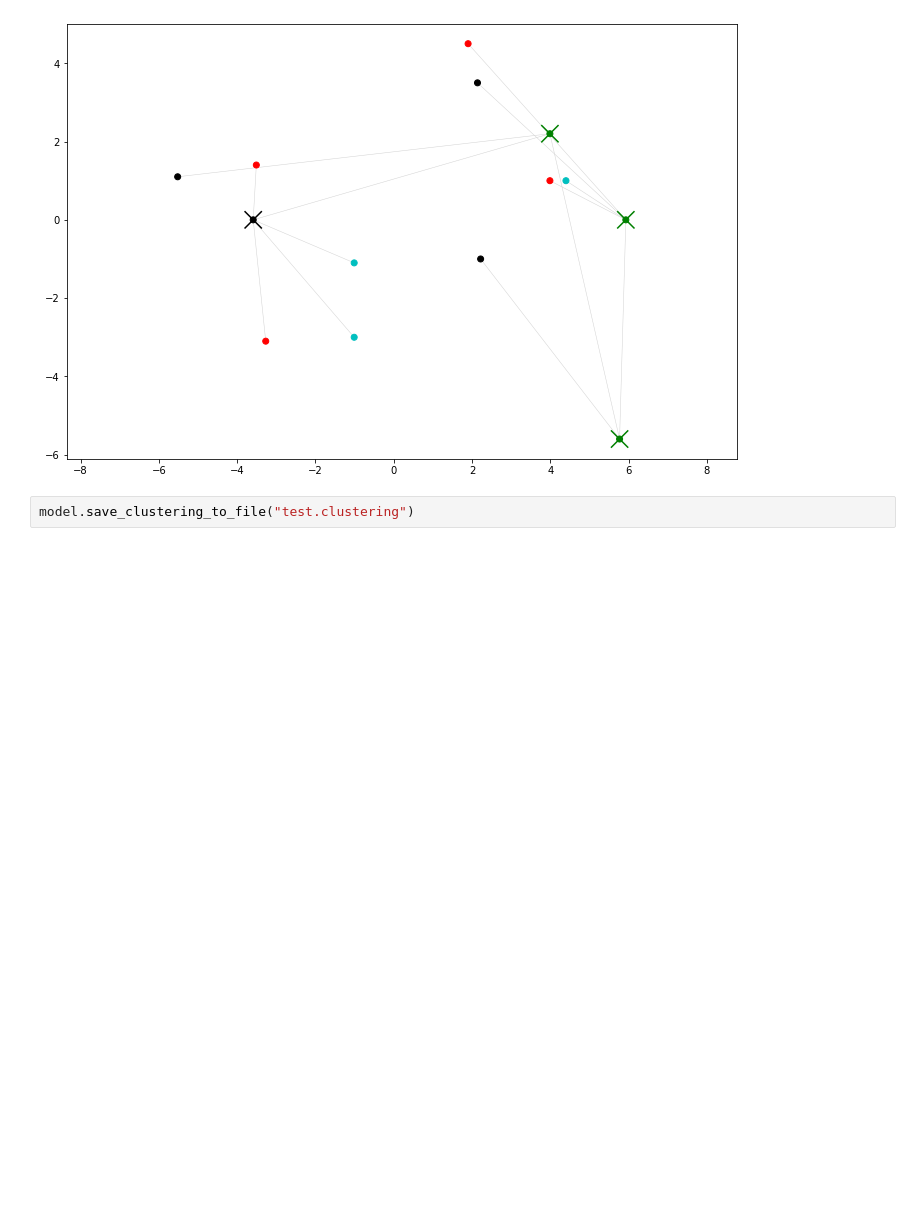
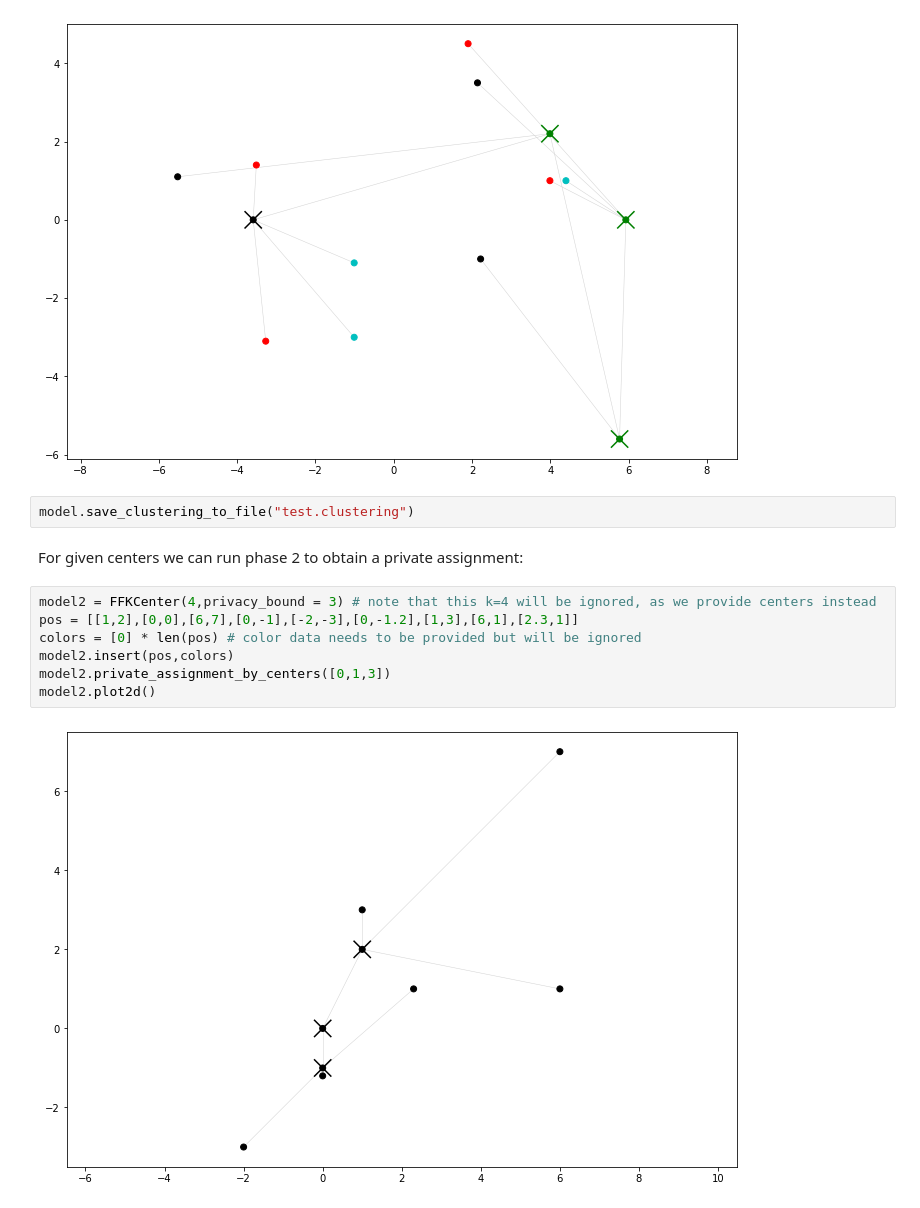
Before and after one commit to LeonSering/fair_and_fast_k_center_clustering, a Jupyter notebook: jupyter/ff_k_center_showcase.ipynb, the cells around one changed output. Drawn from its saved outputs; the diff is of its cells as text; blank space fills up the shorter version.

Commit message:
Extended python interface by private_assignment_by_centers(centers) which runs only phase 2 to provide a private assignment for a given set of centers.

```diff
--- a/jupyter/ff_k_center_showcase.ipynb
+++ b/jupyter/ff_k_center_showcase.ipynb
@@ -86,3 +89,14 @@ model.plot2d(x_dim=0, y_dim=2) # as we are in 3d now, we have to specify which d
 [figure]
 # %%
 model.save_clustering_to_file("test.clustering")
+# %% [markdown]
+For given centers we can run phase 2 to obtain a private assignment:
+# %%
+model2 = FFKCenter(4,privacy_bound = 3) # note that this k=4 will be ignored, as we provide centers instead
+pos = [[1,2],[0,0],[6,7],[0,-1],[-2,-3],[0,-1.2],[1,3],[6,1],[2.3,1]]
+colors = [0] * len(pos) # color data needs to be provided but will be ignored
+model2.insert(pos,colors)
+model2.private_assignment_by_centers([0,1,3])
+model2.plot2d()
+# %% [output]
+[figure, added]
```
Also changed, not shown: parts of 2 cells of this notebook, 3 other files.
